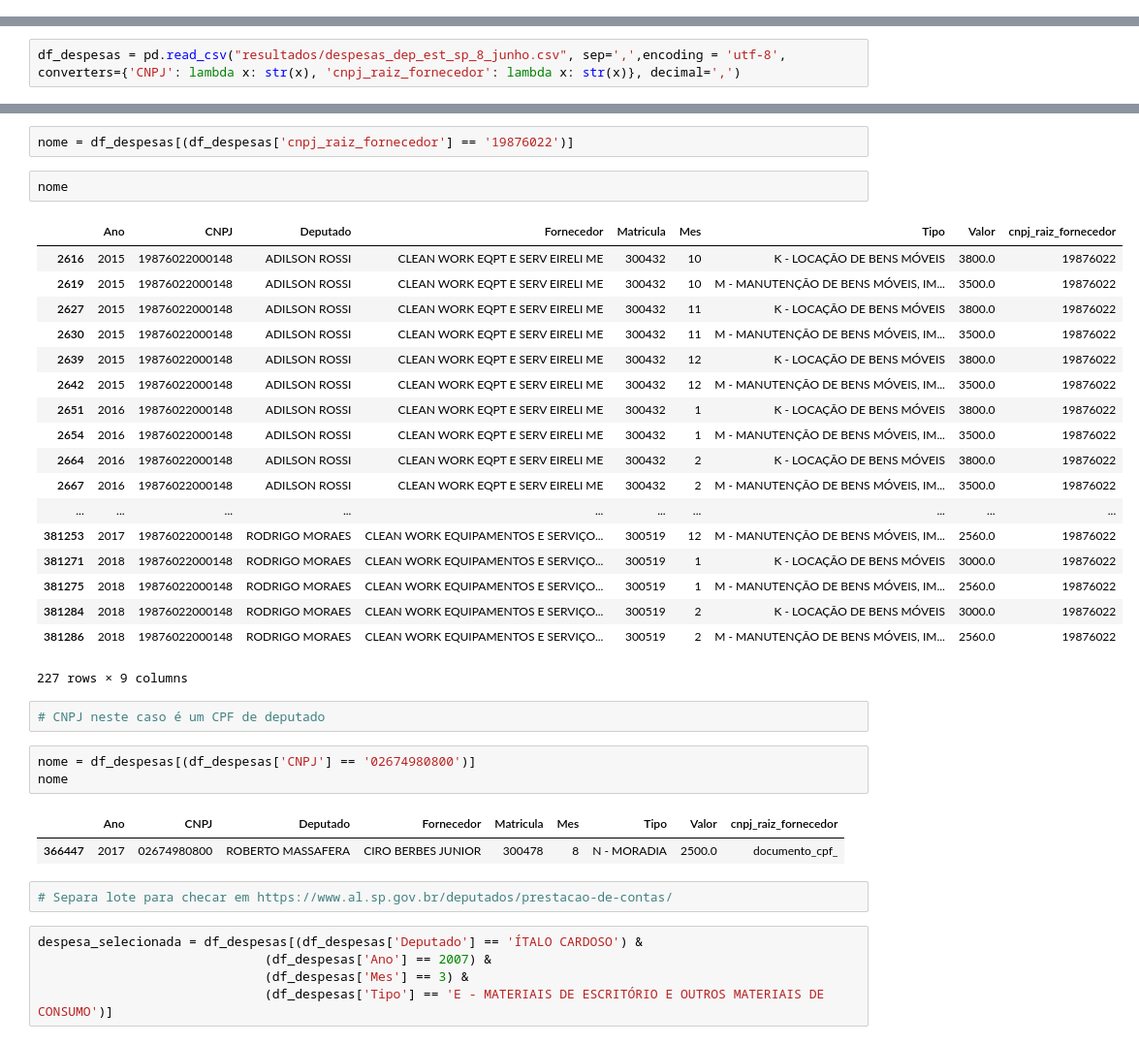
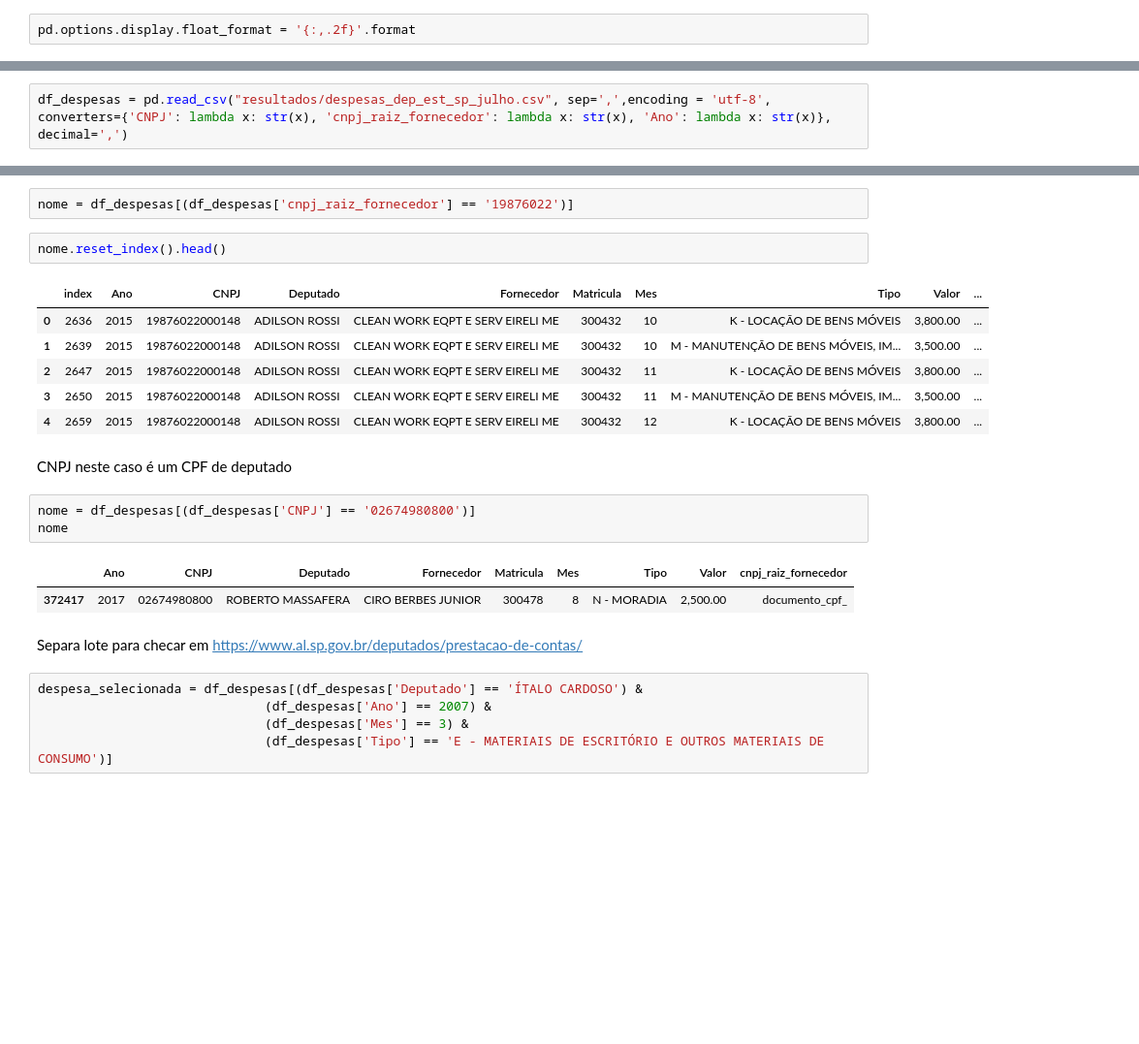
Before and after one commit to reichaves/alesp, a Jupyter notebook: alesp_despesas.ipynb, the cells around one changed output, grey strips where cells are left out. Shown at 97% size. Cells and saved outputs as stored; diff of their text form; blank space fills up the shorter version.

```diff
--- a/alesp_despesas.ipynb
+++ b/alesp_despesas.ipynb
@@ -10,0 +13,2 @@ import numpy as np
+# %%
+pd.options.display.float_format = '{:,.2f}'.format
@@ -195,4 +153,4 @@ df_despesas.to_csv('resultados/despesas_dep_est_sp_8_junho.csv', index=False, de
 # %% [markdown]
 # Carrega arquivo salvo
 # %%
-df_despesas = pd.read_csv("resultados/despesas_dep_est_sp_8_junho.csv", sep=',',encoding = 'utf-8', converters={'CNPJ': lambda x: str(x), 'cnpj_raiz_fornecedor': lambda x: str(x)}, decimal=',')
+df_despesas = pd.read_csv("resultados/despesas_dep_est_sp_julho.csv", sep=',',encoding = 'utf-8', converters={'CNPJ': lambda x: str(x), 'cnpj_raiz_fornecedor': lambda x: str(x), 'Ano': lambda x: str(x)}, decimal=',')
@@ -227,36 +190,24 @@ procura
 # %%
 nome = df_despesas[(df_despesas['cnpj_raiz_fornecedor'] == '19876022')]
 # %%
-nome
+nome.reset_index().head()
 # %% [output]
-|  | Ano | CNPJ | Deputado | Fornecedor | Matricula | Mes | Tipo | Valor | cnpj_raiz_fornecedor |
-| 2616 | 2015 | 19876022000148 | ADILSON ROSSI | CLEAN WORK EQPT E SERV EIRELI ME | 300432 | 10 | K - LOCAÇÃO DE BENS MÓVEIS | 3800.0 | 19876022 |
-| 2619 | 2015 | 19876022000148 | ADILSON ROSSI | CLEAN WORK EQPT E SERV EIRELI ME | 300432 | 10 | M - MANUTENÇÃO DE BENS MÓVEIS, IM... | 3500.0 | 19876022 |
-| 2627 | 2015 | 19876022000148 | ADILSON ROSSI | CLEAN WORK EQPT E SERV EIRELI ME | 300432 | 11 | K - LOCAÇÃO DE BENS MÓVEIS | 3800.0 | 19876022 |
-| 2630 | 2015 | 19876022000148 | ADILSON ROSSI | CLEAN WORK EQPT E SERV EIRELI ME | 300432 | 11 | M - MANUTENÇÃO DE BENS MÓVEIS, IM... | 3500.0 | 19876022 |
-| 2639 | 2015 | 19876022000148 | ADILSON ROSSI | CLEAN WORK EQPT E SERV EIRELI ME | 300432 | 12 | K - LOCAÇÃO DE BENS MÓVEIS | 3800.0 | 19876022 |
-| 2642 | 2015 | 19876022000148 | ADILSON ROSSI | CLEAN WORK EQPT E SERV EIRELI ME | 300432 | 12 | M - MANUTENÇÃO DE BENS MÓVEIS, IM... | 3500.0 | 19876022 |
-| 2651 | 2016 | 19876022000148 | ADILSON ROSSI | CLEAN WORK EQPT E SERV EIRELI ME | 300432 | 1 | K - LOCAÇÃO DE BENS MÓVEIS | 3800.0 | 19876022 |
-| 2654 | 2016 | 19876022000148 | ADILSON ROSSI | CLEAN WORK EQPT E SERV EIRELI ME | 300432 | 1 | M - MANUTENÇÃO DE BENS MÓVEIS, IM... | 3500.0 | 19876022 |
-| 2664 | 2016 | 19876022000148 | ADILSON ROSSI | CLEAN WORK EQPT E SERV EIRELI ME | 300432 | 2 | K - LOCAÇÃO DE BENS MÓVEIS | 3800.0 | 19876022 |
-| 2667 | 2016 | 19876022000148 | ADILSON ROSSI | CLEAN WORK EQPT E SERV EIRELI ME | 300432 | 2 | M - MANUTENÇÃO DE BENS MÓVEIS, IM... | 3500.0 | 19876022 |
-| ... | ... | ... | ... | ... | ... | ... | ... | ... | ... |
-| 381253 | 2017 | 19876022000148 | RODRIGO MORAES | CLEAN WORK EQUIPAMENTOS E SERVIÇO... | 300519 | 12 | M - MANUTENÇÃO DE BENS MÓVEIS, IM... | 2560.0 | 19876022 |
-| 381271 | 2018 | 19876022000148 | RODRIGO MORAES | CLEAN WORK EQUIPAMENTOS E SERVIÇO... | 300519 | 1 | K - LOCAÇÃO DE BENS MÓVEIS | 3000.0 | 19876022 |
-| 381275 | 2018 | 19876022000148 | RODRIGO MORAES | CLEAN WORK EQUIPAMENTOS E SERVIÇO... | 300519 | 1 | M - MANUTENÇÃO DE BENS MÓVEIS, IM... | 2560.0 | 19876022 |
-| 381284 | 2018 | 19876022000148 | RODRIGO MORAES | CLEAN WORK EQUIPAMENTOS E SERVIÇO... | 300519 | 2 | K - LOCAÇÃO DE BENS MÓVEIS | 3000.0 | 19876022 |
-| 381286 | 2018 | 19876022000148 | RODRIGO MORAES | CLEAN WORK EQUIPAMENTOS E SERVIÇO... | 300519 | 2 | M - MANUTENÇÃO DE BENS MÓVEIS, IM... | 2560.0 | 19876022 |
+|  | index | Ano | CNPJ | Deputado | Fornecedor | Matricula | Mes | Tipo | Valor | ... |
+| 0 | 2636 | 2015 | 19876022000148 | ADILSON ROSSI | CLEAN WORK EQPT E SERV EIRELI ME | 300432 | 10 | K - LOCAÇÃO DE BENS MÓVEIS | 3,800.00 | ... |
+| 1 | 2639 | 2015 | 19876022000148 | ADILSON ROSSI | CLEAN WORK EQPT E SERV EIRELI ME | 300432 | 10 | M - MANUTENÇÃO DE BENS MÓVEIS, IM... | 3,500.00 | ... |
+| 2 | 2647 | 2015 | 19876022000148 | ADILSON ROSSI | CLEAN WORK EQPT E SERV EIRELI ME | 300432 | 11 | K - LOCAÇÃO DE BENS MÓVEIS | 3,800.00 | ... |
+| 3 | 2650 | 2015 | 19876022000148 | ADILSON ROSSI | CLEAN WORK EQPT E SERV EIRELI ME | 300432 | 11 | M - MANUTENÇÃO DE BENS MÓVEIS, IM... | 3,500.00 | ... |
+| 4 | 2659 | 2015 | 19876022000148 | ADILSON ROSSI | CLEAN WORK EQPT E SERV EIRELI ME | 300432 | 12 | K - LOCAÇÃO DE BENS MÓVEIS | 3,800.00 | ... |
-227 rows × 9 columns
-# %%
-# CNPJ neste caso é um CPF de deputado
+# %% [markdown]
+CNPJ neste caso é um CPF de deputado
 # %%
 nome = df_despesas[(df_despesas['CNPJ'] == '02674980800')]
 nome
 # %% [output]
 |  | Ano | CNPJ | Deputado | Fornecedor | Matricula | Mes | Tipo | Valor | cnpj_raiz_fornecedor |
-| 366447 | 2017 | 02674980800 | ROBERTO MASSAFERA | CIRO BERBES JUNIOR | 300478 | 8 | N - MORADIA | 2500.0 | documento_cpf_ |
+| 372417 | 2017 | 02674980800 | ROBERTO MASSAFERA | CIRO BERBES JUNIOR | 300478 | 8 | N - MORADIA | 2,500.00 | documento_cpf_ |
-# %%
-# Separa lote para checar em https://www.al.sp.gov.br/deputados/prestacao-de-contas/
+# %% [markdown]
+Separa lote para checar em https://www.al.sp.gov.br/deputados/prestacao-de-contas/
 # %%
 despesa_selecionada = df_despesas[(df_despesas['Deputado'] == 'ÍTALO CARDOSO') &
                               (df_despesas['Ano'] == 2007) &
```
Also changed, not shown: parts of 136 cells of this notebook, 8 other files.
